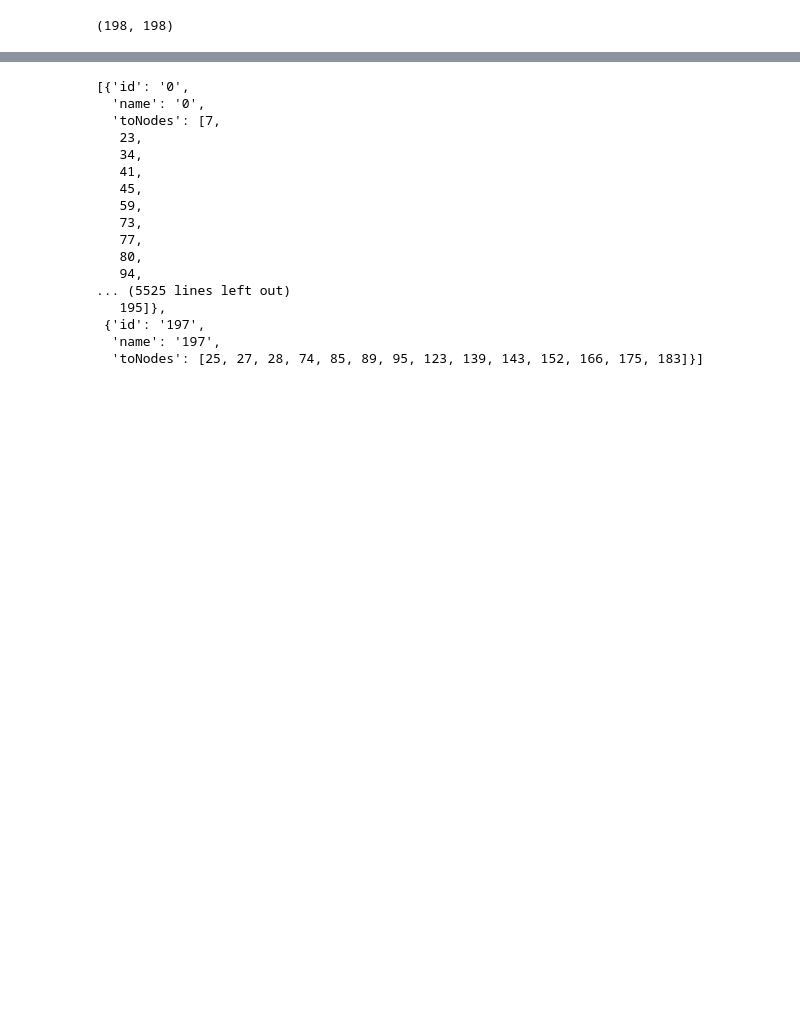
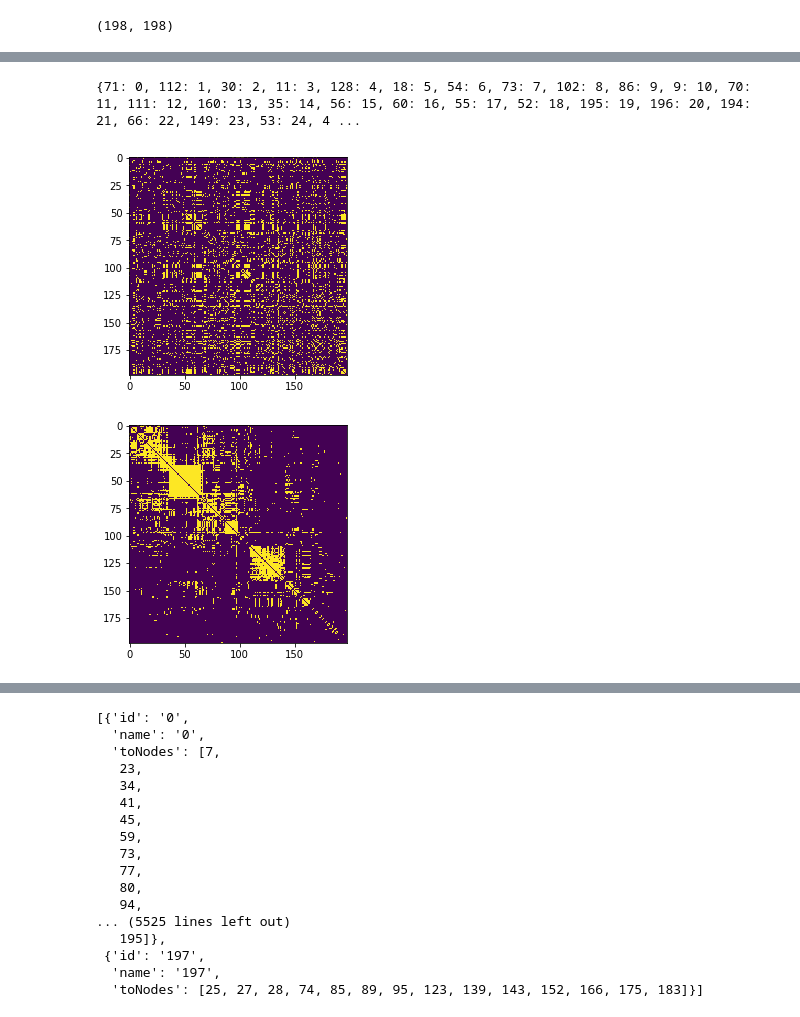
Before and after one commit to zkcpku/visclass_a2, a Jupyter notebook: data/data_process.ipynb, the cells around one changed output, grey strips where cells are left out. Cells and saved outputs as stored; diff of their text form; code cells hidden in the pictures; blank space fills up the shorter version.

```diff
--- a/data/data_process.ipynb
+++ b/data/data_process.ipynb
@@ -54,0 +128,17 @@ plt.show()
+# %%
+index_change_dict = {index_change[i]:i for i in range(len(index_change))}
+print(index_change_dict)
+# %% [output]
+{71: 0, 112: 1, 30: 2, 11: 3, 128: 4, 18: 5, 54: 6, 73: 7, 102: 8, 86: 9, 9: 10, 70: 11, 111: 12, 160: 13, 35: 14, 56: 15, 60: 16, 55: 17, 52: 18, 195: 19, 196: 20, 194: 21, 66: 22, 149: 23, 53: 24, 4 ...
+# %%
+plt.imshow(rst_np)
+plt.show()
+origin_list = rst_np.tolist()
+
+
+plt.imshow(now_np)
+plt.show()
+now_list = now_np.tolist()
+# %% [output]
+[figure, added]
+[figure, added]
```
Also changed, not shown: parts of 11 cells of this notebook, 7 other files.
